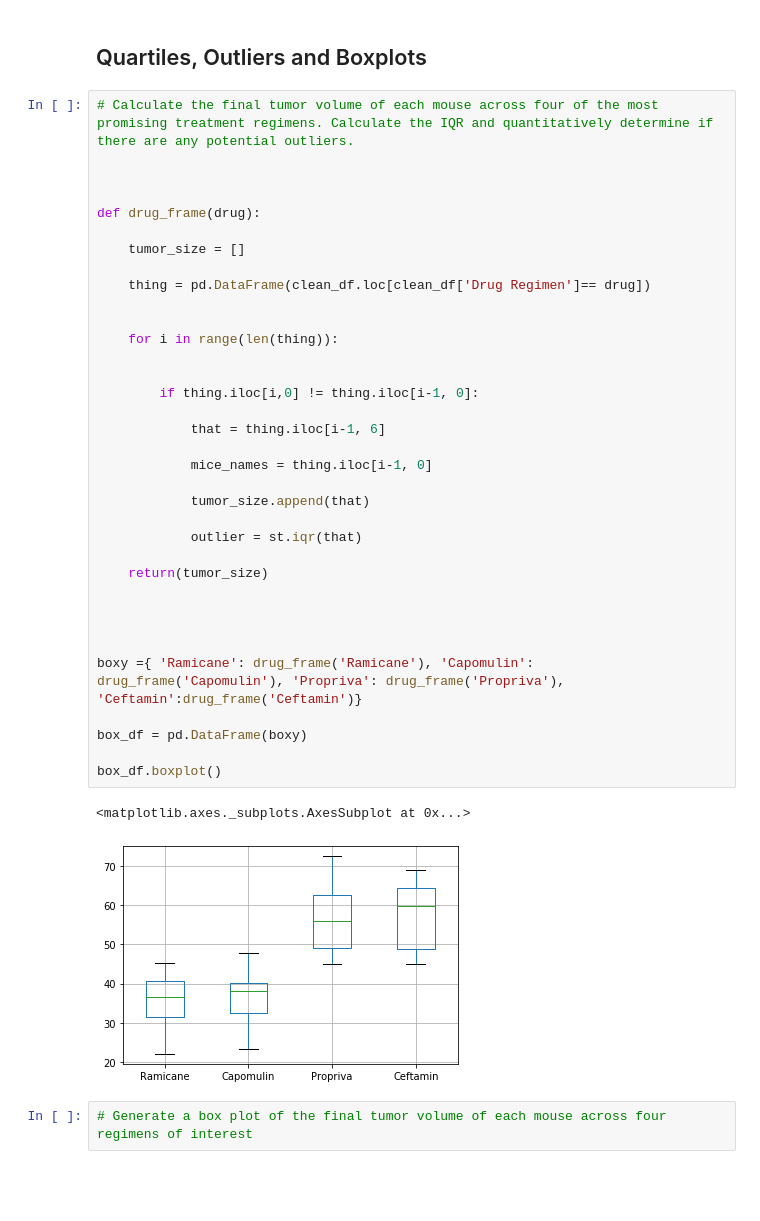
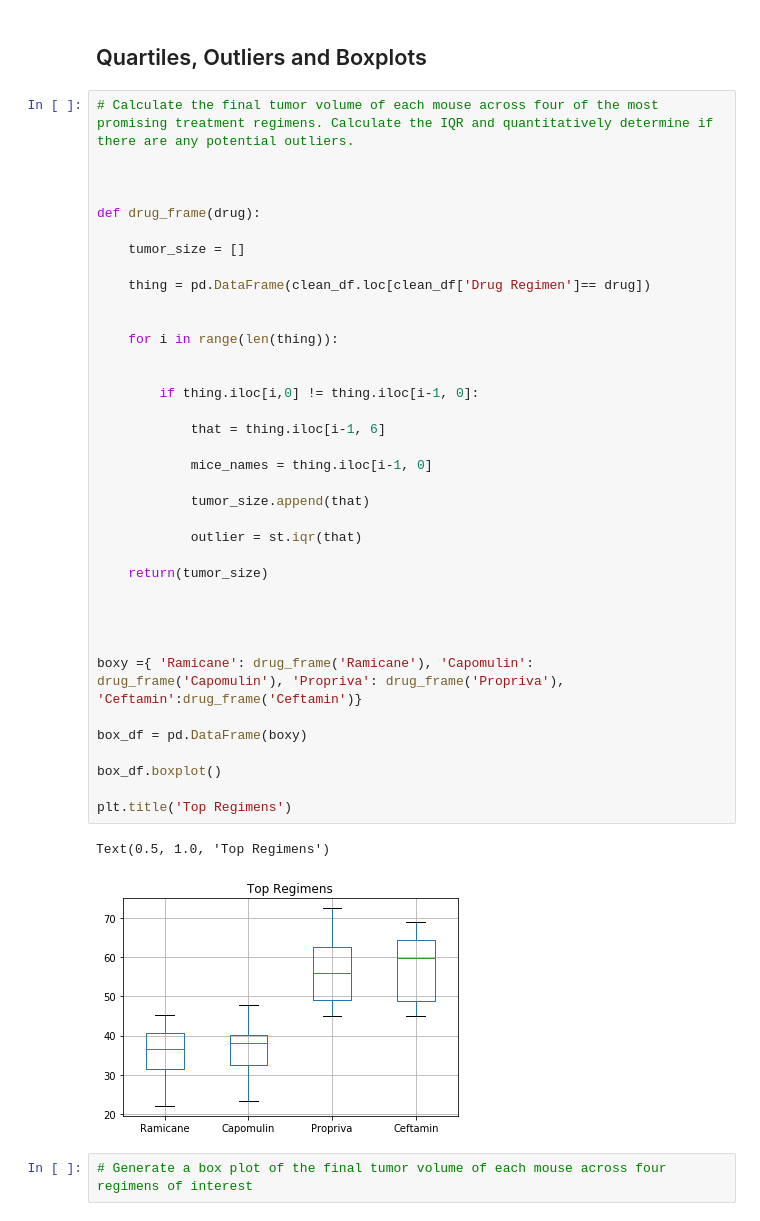
Before and after one commit to OS-Clay/MatplotLib, a Jupyter notebook: Matplotlib_HW.ipynb, the cells around one changed output. Drawn from its saved outputs; the diff is of its cells as text; blank space fills up the shorter version.

```diff
--- a/Matplotlib_HW.ipynb
+++ b/Matplotlib_HW.ipynb
@@ -248,35 +256,37 @@ def drug_frame(drug):
 
     tumor_size = []
 
     thing = pd.DataFrame(clean_df.loc[clean_df['Drug Regimen']== drug])
 
 
     for i in range(len(thing)):
 
 
         if thing.iloc[i,0] != thing.iloc[i-1, 0]:
 
             that = thing.iloc[i-1, 6]
 
             mice_names = thing.iloc[i-1, 0]
 
             tumor_size.append(that)
 
             outlier = st.iqr(that)
 
     return(tumor_size)
 
 
 
 
 boxy ={ 'Ramicane': drug_frame('Ramicane'), 'Capomulin': drug_frame('Capomulin'), 'Propriva': drug_frame('Propriva'), 'Ceftamin':drug_frame('Ceftamin')}
 
 box_df = pd.DataFrame(boxy)
 
 box_df.boxplot()
+
+plt.title('Top Regimens')
 # %% [output]
-<matplotlib.axes._subplots.AxesSubplot at 0x...>
+Text(0.5, 1.0, 'Top Regimens')
-[figure, old version]
+[figure, new version]
 # %%
 # Generate a box plot of the final tumor volume of each mouse across four regimens of interest
 # %% [markdown]
```
Also changed, not shown: parts of 4 cells of this notebook.
